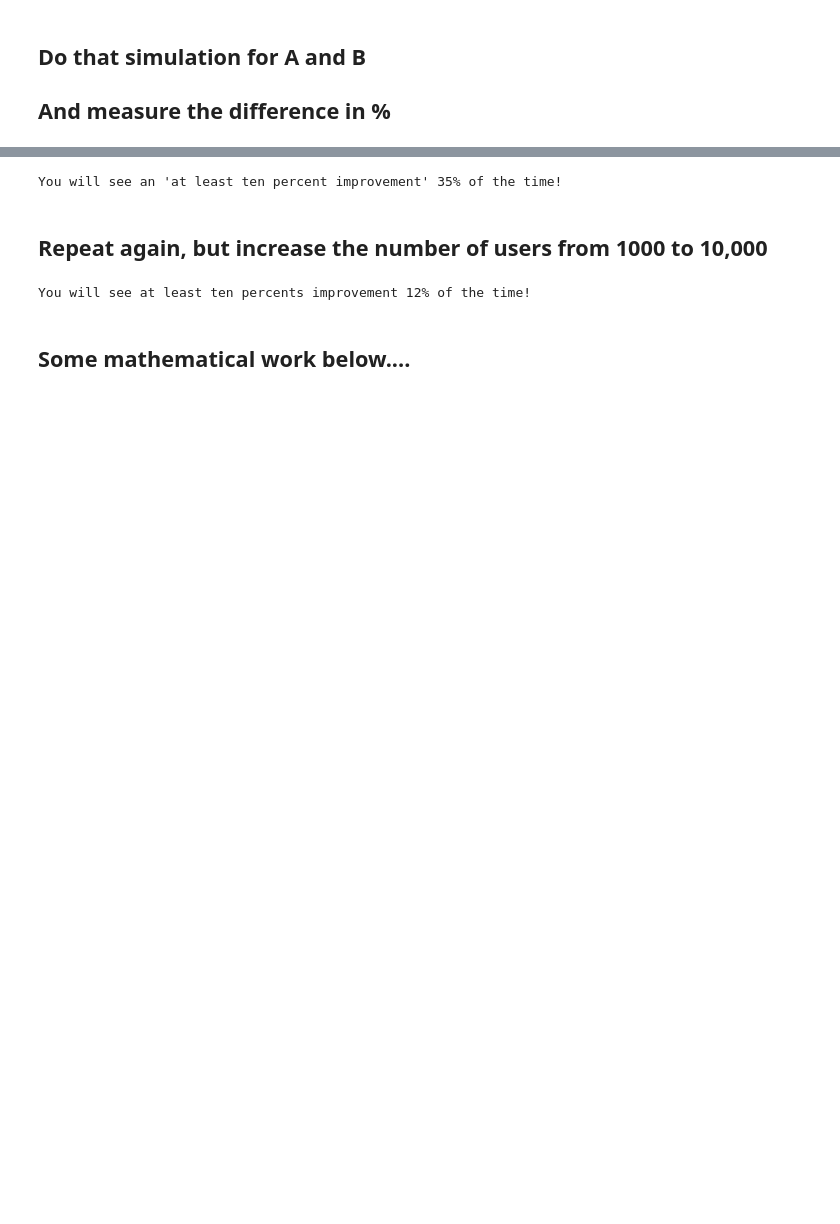
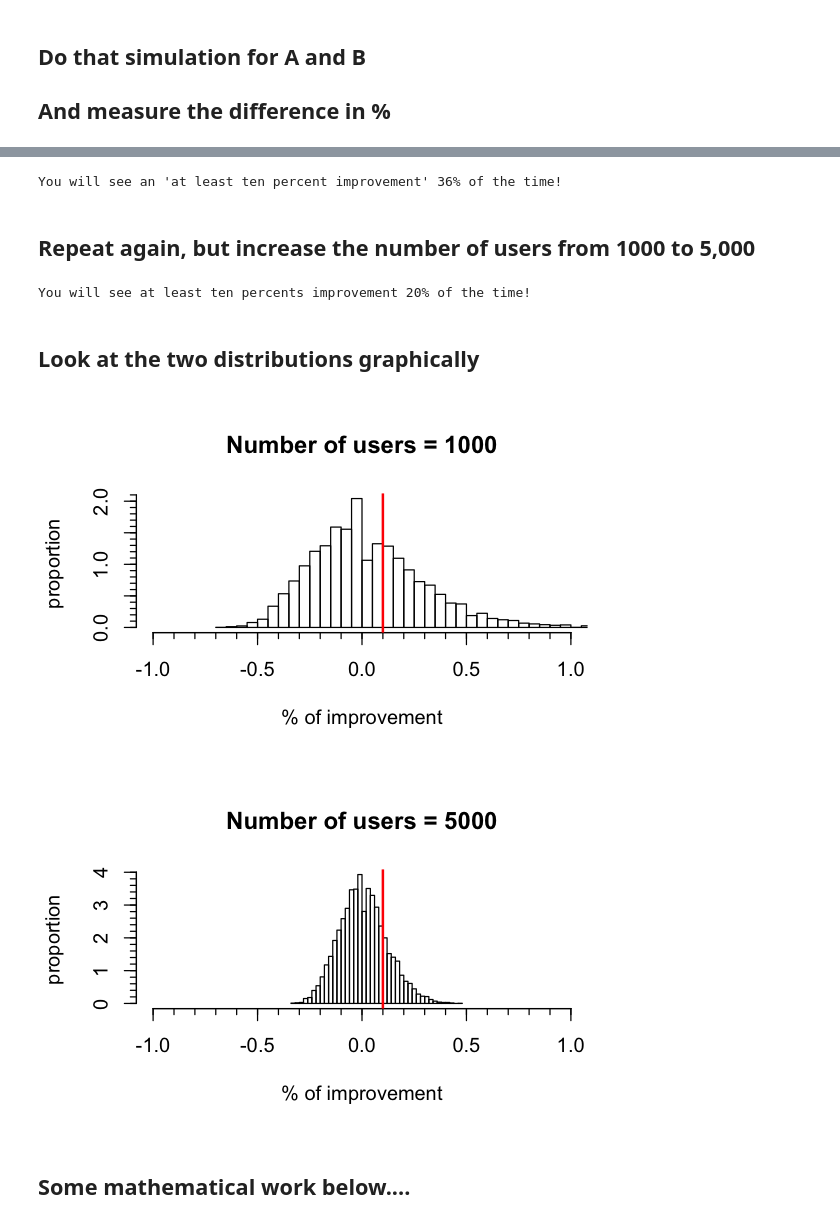
Before and after one commit to patng323/learn, a Jupyter notebook: FieldExperiments/Introduction to AB Testing.ipynb, the cells around one changed output, grey strips where cells are left out. Drawn from its saved outputs; the diff is of its cells as text; code cells hidden in the pictures; blank space fills up the shorter version.

```diff
--- a/FieldExperiments/Introduction to AB Testing.ipynb
+++ b/FieldExperiments/Introduction to AB Testing.ipynb
@@ -50,3 +51,3 @@ B is better than A by 27.27%
 # %%
 # Do the A/B test 10,000 times!
-results <- replicate(10000, oneABTest(1000))
+results1 <- replicate(10000, oneABTest(1000))
@@ -53,17 +60,36 @@ results <- replicate(10000, oneABTest(1000))
 # %%
-# In the A/B test done in the presentation, we saw:
-# A:300, B:330
-# So B is better than A by 10% (0.1)
-atLeast10pt <- mean(results >= 0.1)
+# Proportion of AB test which gives larger than 10% improvement
+atLeast10pt <- mean(results1 >= 0.1)
 cat(sprintf("You will see an 'at least ten percent improvement' %.f%% of the time!\n", 100*atLeast10pt))
 # %% [output]
-You will see an 'at least ten percent improvement' 35% of the time!
+You will see an 'at least ten percent improvement' 36% of the time!
 # %% [markdown]
-## Repeat again, but increase the number of users from 1000 to 10,000
+## Repeat again, but increase the number of users from 1000 to 5,000
 # %%
-results <- replicate(10000, oneABTest(10000))
+results2 <- replicate(10000, oneABTest(5000))
 # %%
-atLeast10pt <- mean(results >= 0.1)
+atLeast10pt <- mean(results2 >= 0.1)
 cat(sprintf("You will see at least ten percents improvement %.f%% of the time!\n", 100*atLeast10pt))
 # %% [output]
-You will see at least ten percents improvement 12% of the time!
+You will see at least ten percents improvement 20% of the time!
+# %% [markdown]
+## Look at the two distributions graphically
+# %%
+library(repr)
+library(Hmisc)
+options(repr.plot.width=5, repr.plot.height=3)
+
+hist(results1, freq=F, breaks=50,
+     main = "Number of users = 1000",
+     xlab="% of improvement", ylab="proportion", xlim=c(-1.0, 1.0))
+minor.tick(nx=5, ny=5)
+abline(v = 0.1, col='red', lwd=2)
+
+hist(results2, freq=F, breaks=50,
+     main = "Number of users = 5000",
+     xlab="% of improvement", ylab="proportion", xlim=c(-1.0, 1.0))
+minor.tick(nx=5, ny=5)
+abline(v = 0.1, col='red', lwd=2)
+# %% [output]
+[figure, added]
+[figure, added]
```
Also changed, not shown: parts of 6 cells of this notebook.
